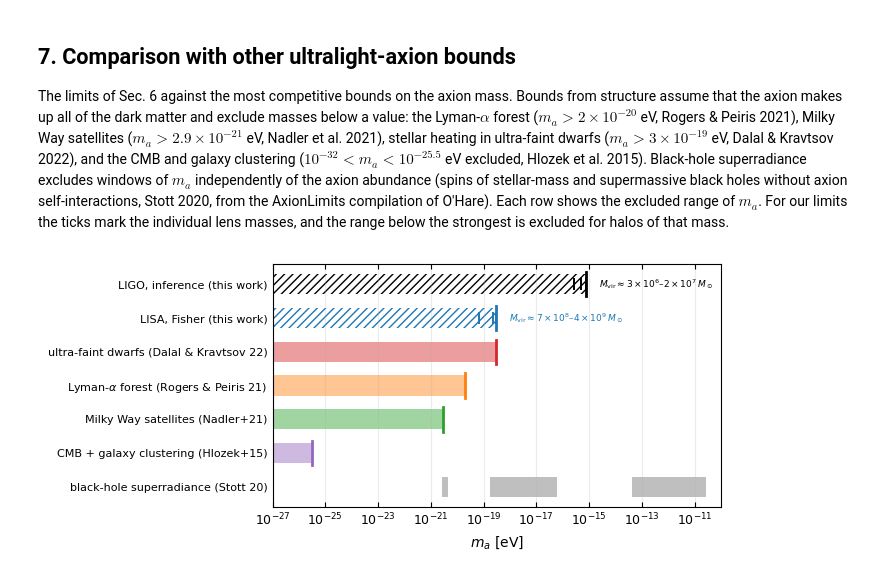
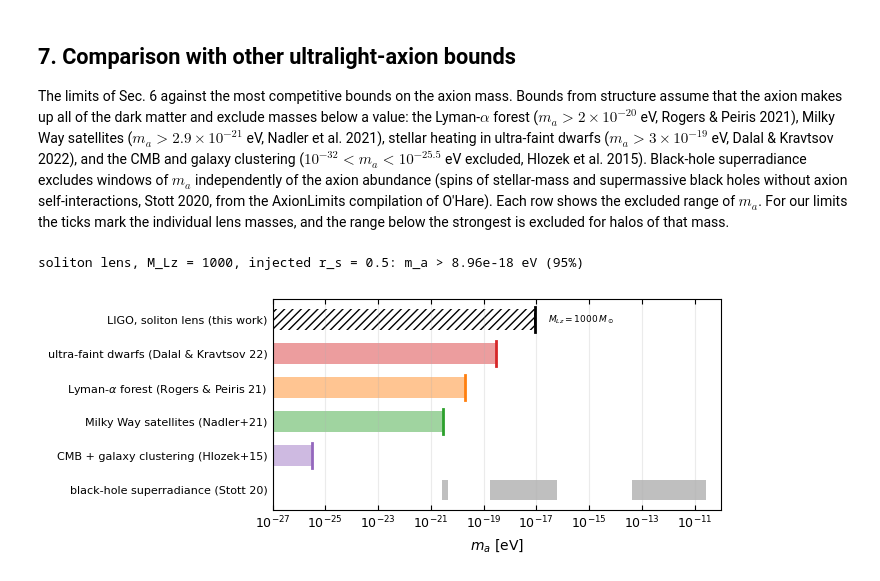
Before and after one commit to ninoephremidze/infer_with_FIONA, a Jupyter notebook: notebooks/04_core_size_calibration.ipynb, the cells around one changed output. Cells and saved outputs as stored; diff of their text form; code cells hidden in the pictures.

```diff
--- a/notebooks/04_core_size_calibration.ipynb
+++ b/notebooks/04_core_size_calibration.ipynb
@@ -110,6 +110,9 @@ from scipy.constants import G as G_SI, c as C_SI
 from infer_with_fiona import dm_conversions as D
 
 MSUN, GPC_M, GYR_S = 1.98847e30, 3.0856775814913673e25, 3.15576e16
+# halo age since formation: median half-mass assembly time in extended Press-Schechter theory (Lacey & Cole 1993),
+# ~9 Gyr for the LIGO lenses (M_vir ~ 1e6-1e8 Msun at z_L ~ 0.05) and ~3 Gyr for the LISA lenses (~1e9 Msun at z_L ~ 1)
+T_AGE_LIGO, T_AGE_LISA = 9.0, 3.0
 H0, OM = 70.0, 0.3
 cosmo = cosmology.setCosmology('paper_flat70', {'flat': True, 'H0': H0, 'Om0': OM, 'Ob0': 0.0486,
                                                 'sigma8': 0.8159, 'ns': 0.9667})
@@ -187,8 +190,8 @@ rows = []
 for m in SCAN:
     s, _ = posteriors.load_fiona(posteriors.fiona_label('CIS', Y_TRUE, XC_TRUE, mlz=m))
     mlz = np.asarray(s['MLz'])
-    SIG[m] = v_and_sigma_over_m(np.maximum(s['lp'], 1e-6), mlz, draw_zL(mlz))[1]
-    v_t, s_t = v_and_sigma_over_m(XC_TRUE, float(m), draw_zL(np.full(20000, float(m))))
+    SIG[m] = v_and_sigma_over_m(np.maximum(s['lp'], 1e-6), mlz, draw_zL(mlz), T_AGE_LIGO)[1]
+    v_t, s_t = v_and_sigma_over_m(XC_TRUE, float(m), draw_zL(np.full(20000, float(m))), T_AGE_LIGO)
     INJ[m], VEL[m] = np.median(s_t), np.median(v_t)
     rows.append({'M_Lz': m, '<v> [km/s]': VEL[m], 'x_c 95% UL': np.percentile(s['lp'], 95),
                  'sigma/m 95% UL [cm2/g]': np.percentile(SIG[m], 95), 'sigma/m injected [cm2/g]': INJ[m]})
@@ -233,7 +298,7 @@ The paper's comparison figure places these limits against published SIDM constra
 LIT = [  # (label, v_lo, v_hi [km/s], value or (lo, hi) [cm^2/g], kind, colour)
     ('Bullet Cluster', 3500, 4500, 0.7, 'ul', 'tab:brown'),
     ('cluster mergers', 500, 4000, 2.0, 'soft', 'tab:olive'),
-    ('cluster halo shapes', 1100, 1500, 1.0, 'soft', 'tab:pink'),
+    ('cluster halo shapes', 1100, 1500, 1.0, 'soft', 'magenta'),
     ('cluster strong lensing', 1300, 1620, 0.13, 'ul', 'tab:red'),
     ('relaxed clusters', 1700, 2100, 0.35, 'ul', 'darkred'),
     ('relaxed groups', 1000, 1300, 1.1, 'ul', 'tab:orange'),
@@ -260,7 +325,7 @@ for j, M in enumerate(M_grid):
     d = d[(d[:, 0] >= LNM_BOX[0]) & (d[:, 0] <= LNM_BOX[1]) & (d[:, 1] >= Y_BOX[0]) & (d[:, 1] <= Y_BOX[1])
           & (d[:, 2] >= XC_BOX[0]) & (d[:, 2] <= XC_BOX[1])][:60000]
     mlz = np.exp(d[:, 0])
-    s_m = v_and_sigma_over_m(np.maximum(d[:, 2], 1e-8), mlz, draw_zL(mlz))[1]
+    s_m = v_and_sigma_over_m(np.maximum(d[:, 2], 1e-8), mlz, draw_zL(mlz), T_AGE_LIGO)[1]
     v_m = v_and_sigma_over_m(0.0, float(M), draw_zL(np.full(20000, float(M))))[0]
     fis.append((M, np.median(v_m), np.percentile(s_m, 95)))
 fis = np.array(fis)
@@ -308,7 +373,7 @@ for tag, label in [('LISA_mbbh1e4', r'$10^4+10^4\,M_\odot$'), ('LISA_mbbh1e6', r
         if len(d) < 1000 or np.percentile(d[:, 2], 95) >= 0.5:
             continue                                       # x_c not constrained
         mlz = np.exp(d[:, 0])
-        s_m = ZLISA.v_and_sigma_over_m(np.maximum(d[:, 2], 1e-8), mlz, ZLISA.draw(mlz))[1]
+        s_m = ZLISA.v_and_sigma_over_m(np.maximum(d[:, 2], 1e-8), mlz, ZLISA.draw(mlz), T_AGE_LISA)[1]
         v_m = ZLISA.v_and_sigma_over_m(0.0, float(M), ZLISA.draw(np.full(20000, float(M))))[0]
         rows.append((M, np.percentile(d[:, 2], 95), np.median(v_m), np.percentile(s_m, 95)))
     LISA[tag] = (label, np.array(rows), float(g['snr_unlensed']))
@@ -489,37 +622,61 @@ def mvir_range(arr):
     return rf'$M_{{\rm vir}}\approx{sci(arr[:, 1].min())}$' + '–' + rf'${sci(arr[:, 1].max())}\,M_\odot$'
 
 
+def ma_soliton(mlz, rs, zl):
+    # axion mass [eV] of a soliton lens from its own mass-size relation (Schive+14 profile):
+    # M_sol = 2.20e8 Msun / (a m22^2 r_c/kpc), r_c = sqrt(0.091) r_s xi_0, M_sol = [M_Lz/(1+z_L)] / [1 - (1 + r_s^-2)^-6.5]
+    deff = np.interp(zl, ZLIGO.z, ZLIGO.deff) * GPC_M
+    xi0 = np.sqrt(4 * G_SI * mlz * MSUN * deff / C_SI ** 2)                     # m
+    rc_kpc = np.sqrt(0.091) * rs * xi0 / (GPC_M * 1e-6)
+    msol = mlz / (1 + zl) / (1 - (1 + rs ** -2.0) ** -6.5)
+    return 1e-22 * np.sqrt(11.59 * 1.9e-2 * 1e9 * (1 + zl) / (msol * rc_kpc))
+
+
+# soliton-lens inference at M_Lz = 1000 Msun, the only mass of the ULA scan at which the data exclude large solitons
+# (r_s >~ 0.7, inside the prior r_s <= 1): the paper's run (injected r_s = 0.1, shipped) and, if present locally,
+# the follow-up run with injected r_s = 0.5. 95% lower limit on m_a = 5th percentile.
+SOL = []
+for rs_inj, src in [(0.5, 'bilby')]:      # the soliton-lens run shown in the paper (injected r_s = 0.5)
+    try:
+        s_, _ = posteriors.load_fiona(posteriors.fiona_label('ULA', Y_TRUE, rs_inj, mlz=1000), source=src)
+    except FileNotFoundError:
+        continue
+    ma_ = ma_soliton(np.asarray(s_['MLz']), np.asarray(s_['lp']), ZLIGO.draw(np.asarray(s_['MLz'])))
+    SOL.append((rs_inj, np.percentile(ma_, 5)))
+    print(f'soliton lens, M_Lz = 1000, injected r_s = {rs_inj}: m_a > {SOL[-1][1]:.2e} eV (95%)')
+SOL_LL = min(v for _, v in SOL)
+
 ROWS = []   # (label, list of excluded [lo, hi] intervals, colour, filled?, marks, note)
-ROWS.append(('LIGO, inference (this work)', [(XMIN, ULA_PE[:, 2].max())], 'k', False, ULA_PE[:, 2], mvir_range(ULA_PE)))
-arr = ULA_LISA['LISA_mbbh1e4'][1]          # the 10^4 + 10^4 Msun source, the stronger of the two LISA forecasts
-ROWS.append(('LISA, Fisher (this work)', [(XMIN, arr[:, 2].max())], 'tab:blue', False, arr[:, 2], mvir_range(arr)))
+ROWS.append(('LIGO, soliton lens (this work)', [(XMIN, SOL_LL)], 'k', False, [v for _, v in SOL],
+             r'$M_{Lz}=1000\,M_\odot$'))
 for lab, m, col in ULA_LIT[::-1]:
     ROWS.append((lab, [(10 ** -32 if 'CMB' in lab else XMIN, m)], col, True, [], ''))
 ROWS.append(('black-hole superradiance (Stott 20)', SR_WINDOWS, '0.45', True, [], ''))
 
 with plt.rc_context({'font.size': 9, 'axes.labelsize': 10, 'xtick.direction': 'in', 'xtick.top': True}):
     fig, ax = plt.subplots(figsize=(7.0, 0.32 * len(ROWS) + 0.9))
     for r, (lab, intervals, col, filled, marks, note) in enumerate(ROWS):
         y = len(ROWS) - 1 - r
         for lo, hi in intervals:
             lo, hi = max(lo, XMIN), min(hi, XMAX)
             if filled:
                 ax.add_patch(plt.Rectangle((lo, y - 0.3), hi - lo, 0.6, color=col, alpha=0.45, lw=0))
             else:
                 ax.add_patch(plt.Rectangle((lo, y - 0.3), hi - lo, 0.6, facecolor='none', edgecolor=col, hatch='////', lw=0))
             if len(intervals) == 1:
                 ax.plot([hi, hi], [y - 0.36, y + 0.36], color=col, lw=2)
         if note:
             ax.text(intervals[-1][1] * 3, y, note, va='center', fontsize=6.5, color=col)
         for mk in marks:
             ax.plot([mk], [y], '|', color=col, ms=9, mew=1.4)
     ax.set_yticks(range(len(ROWS)))
     ax.set_yticklabels([r[0] for r in ROWS[::-1]], fontsize=8)
     ax.set(xscale='log', xlim=(XMIN, XMAX), ylim=(-0.6, len(ROWS) - 0.4), xlabel=r'$m_a$ [eV]')
     ax.tick_params(axis='y', length=0)
     ax.grid(alpha=0.25, axis='x', which='major')
     fig.tight_layout()
     fig.savefig(paths.FIGURES_DIR / 'ula_probes.png', dpi=300, bbox_inches='tight')
     plt.show()
 # %% [output]
+soliton lens, M_Lz = 1000, injected r_s = 0.5: m_a > 8.96e-18 eV (95%)
-[figure, old version]
+[figure, new version]
```
Also changed, not shown: parts of 18 cells of this notebook, 16 other files.
